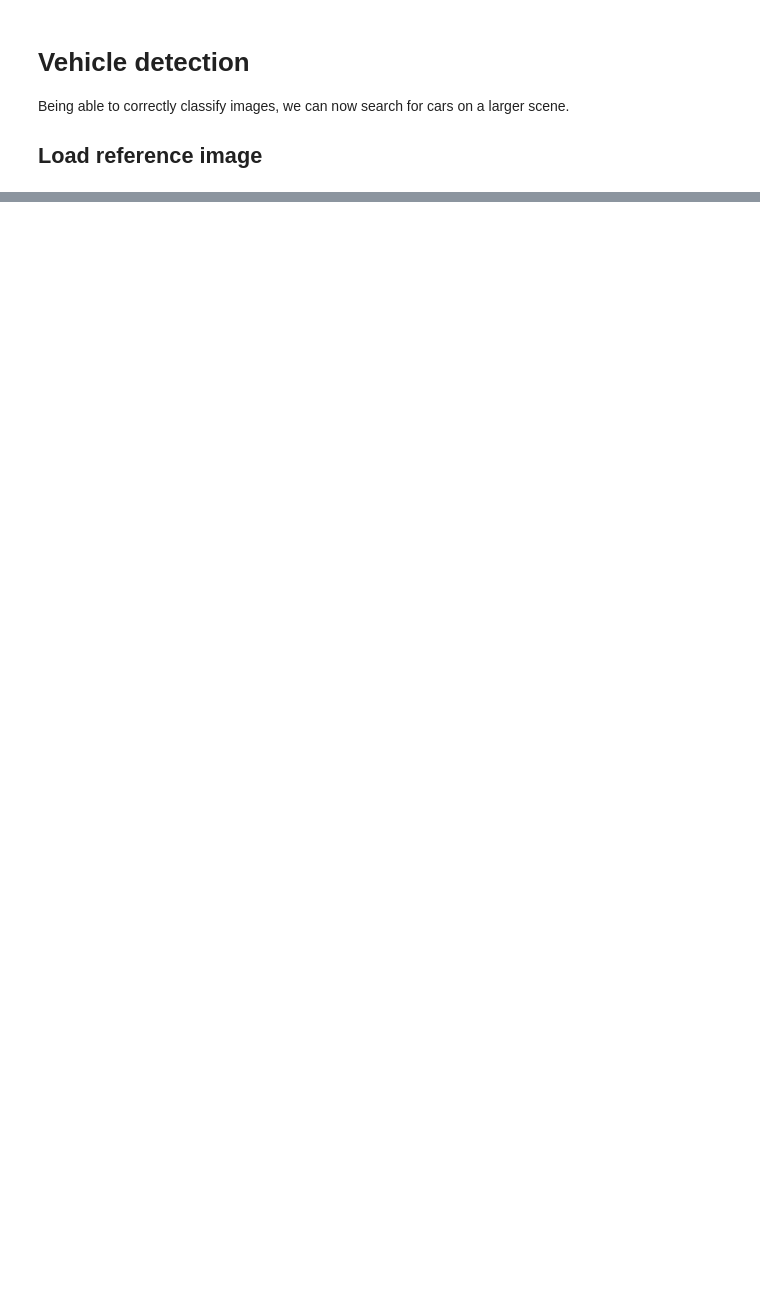
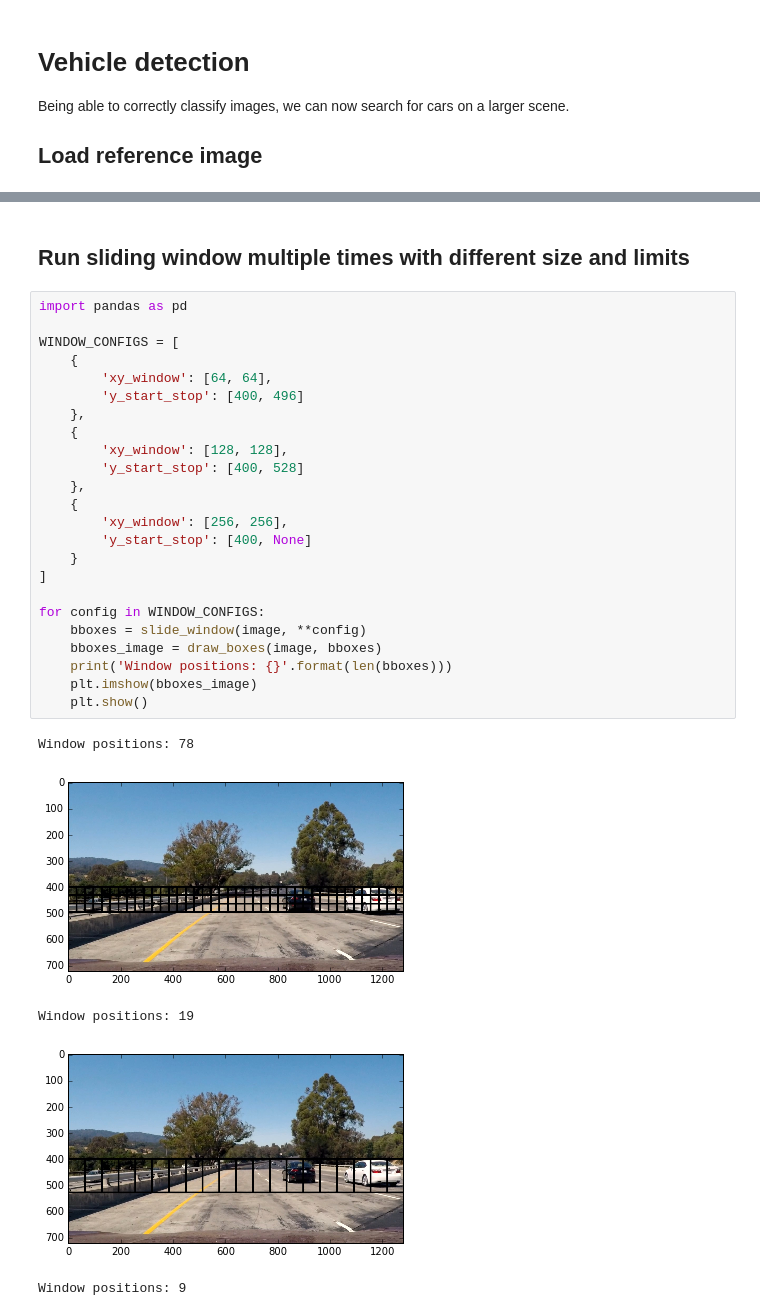
Before and after one commit to Goldob/CarND-Vehicle-Detection, a Jupyter notebook: solution.ipynb, the cells around one changed output, grey strips where cells are left out. Saved outputs shown, nothing was run; the diff lists cells and outputs as text; blank space fills up the shorter version.

```diff
--- a/solution.ipynb
+++ b/solution.ipynb
@@ -165,0 +174,32 @@ plt.show()
+# %% [markdown]
+## Run sliding window multiple times with different size and limits
+# %%
+import pandas as pd
+
+WINDOW_CONFIGS = [
+    {
+        'xy_window': [64, 64],
+        'y_start_stop': [400, 496]
+    },
+    {
+        'xy_window': [128, 128],
+        'y_start_stop': [400, 528]
+    },
+    {
+        'xy_window': [256, 256],
+        'y_start_stop': [400, None]
+    }
+]
+
+for config in WINDOW_CONFIGS:
+    bboxes = slide_window(image, **config)
+    bboxes_image = draw_boxes(image, bboxes)
+    print('Window positions: {}'.format(len(bboxes)))
+    plt.imshow(bboxes_image)
+    plt.show()
+# %% [output]
+Window positions: 78
+[figure, added]
+Window positions: 19
+[figure, added]
+Window positions: 9
```
Also changed, not shown: parts of 8 cells of this notebook.
